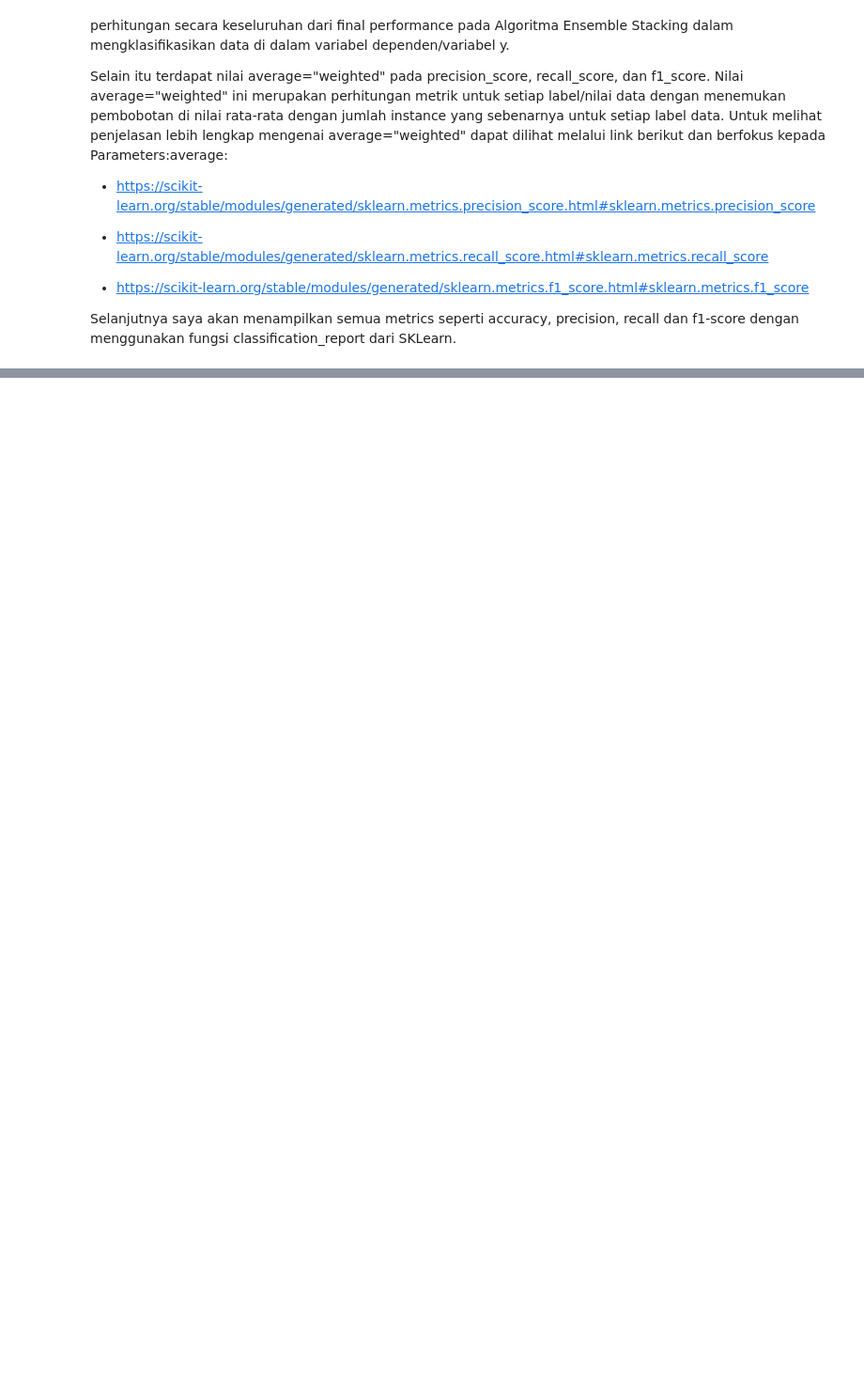
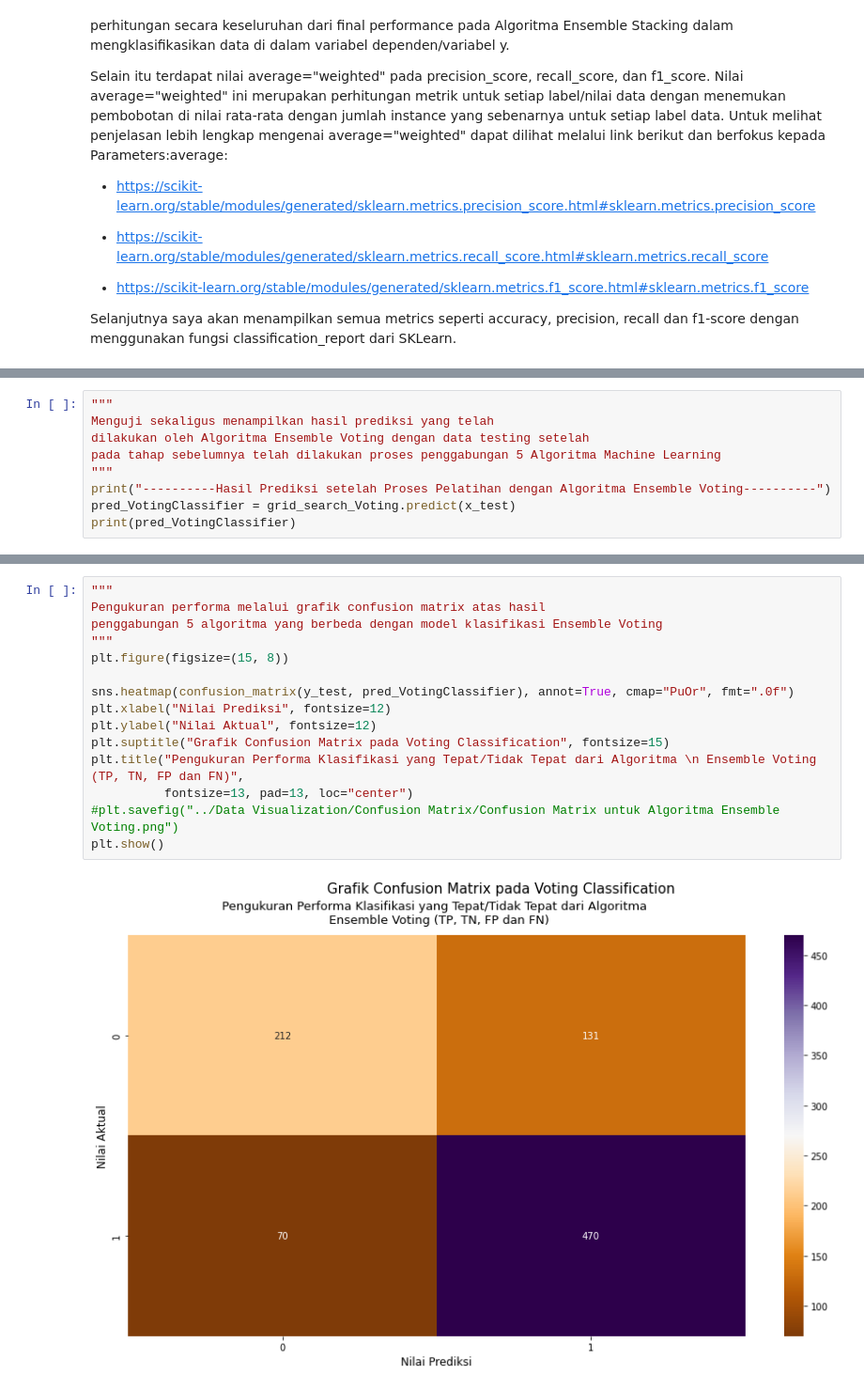
Before and after one commit to pramudianzaheka92/ClassificationwithEnsembleLearningMethod, a Jupyter notebook: Code Script/2. Classification Patient Treatment Data with 7 Machine Learning Algorithms.ipynb, the cells around one changed output, grey strips where cells are left out. Shown at 94% size. Drawn from its saved outputs; the diff is of its cells as text; blank space fills up the shorter version.

Commit message:
Build Ensemble Voting Classifier and Create Tuning Hyperparameters in Ensemble Stacking

```diff
--- a/Code Script/2. Classification Patient Treatment Data with 7 Machine Learning Algorithms.ipynb
+++ b/Code Script/2. Classification Patient Treatment Data with 7 Machine Learning Algorithms.ipynb
@@ -1449,0 +1588,9 @@ weighted avg       0.78      0.78      0.77       883
+# %%
+"""
+Menguji sekaligus menampilkan hasil prediksi yang telah
+dilakukan oleh Algoritma Ensemble Voting dengan data testing setelah
+pada tahap sebelumnya telah dilakukan proses penggabungan 5 Algoritma Machine Learning
+"""
+print("----------Hasil Prediksi setelah Proses Pelatihan dengan Algoritma Ensemble Voting----------")
+pred_VotingClassifier = grid_search_Voting.predict(x_test)
+print(pred_VotingClassifier)
@@ -1449,0 +1615,17 @@ weighted avg       0.78      0.78      0.77       883
+# %%
+"""
+Pengukuran performa melalui grafik confusion matrix atas hasil
+penggabungan 5 algoritma yang berbeda dengan model klasifikasi Ensemble Voting
+"""
+plt.figure(figsize=(15, 8))
+
+sns.heatmap(confusion_matrix(y_test, pred_VotingClassifier), annot=True, cmap="PuOr", fmt=".0f")
+plt.xlabel("Nilai Prediksi", fontsize=12)
+plt.ylabel("Nilai Aktual", fontsize=12)
+plt.suptitle("Grafik Confusion Matrix pada Voting Classification", fontsize=15)
+plt.title("Pengukuran Performa Klasifikasi yang Tepat/Tidak Tepat dari Algoritma \n Ensemble Voting (TP, TN, FP dan FN)",
+          fontsize=13, pad=13, loc="center")
+#plt.savefig("../Data Visualization/Confusion Matrix/Confusion Matrix untuk Algoritma Ensemble Voting.png")
+plt.show()
+# %% [output]
+[figure, added]
```
Also changed, not shown: parts of 28 cells of this notebook, 2 other files.
